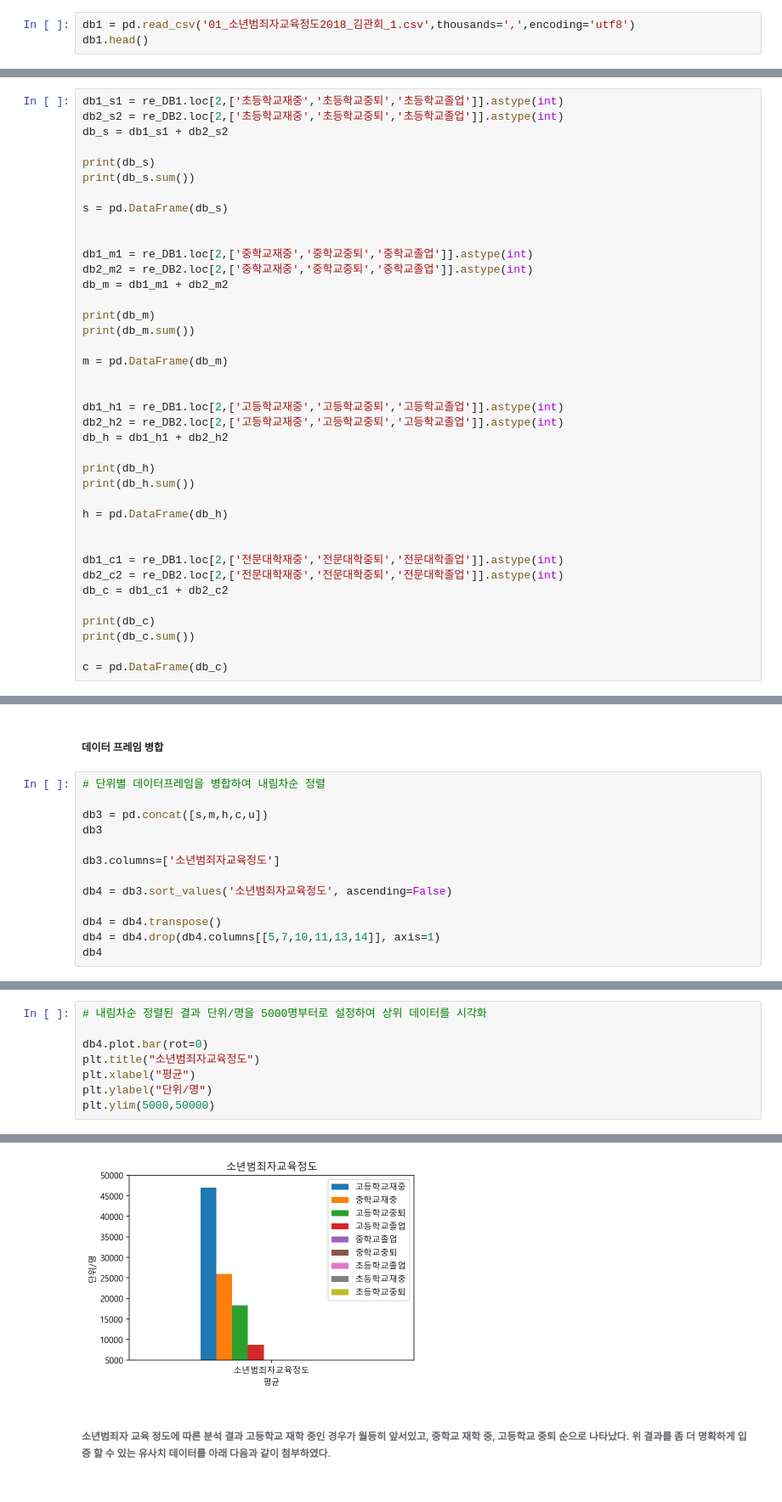
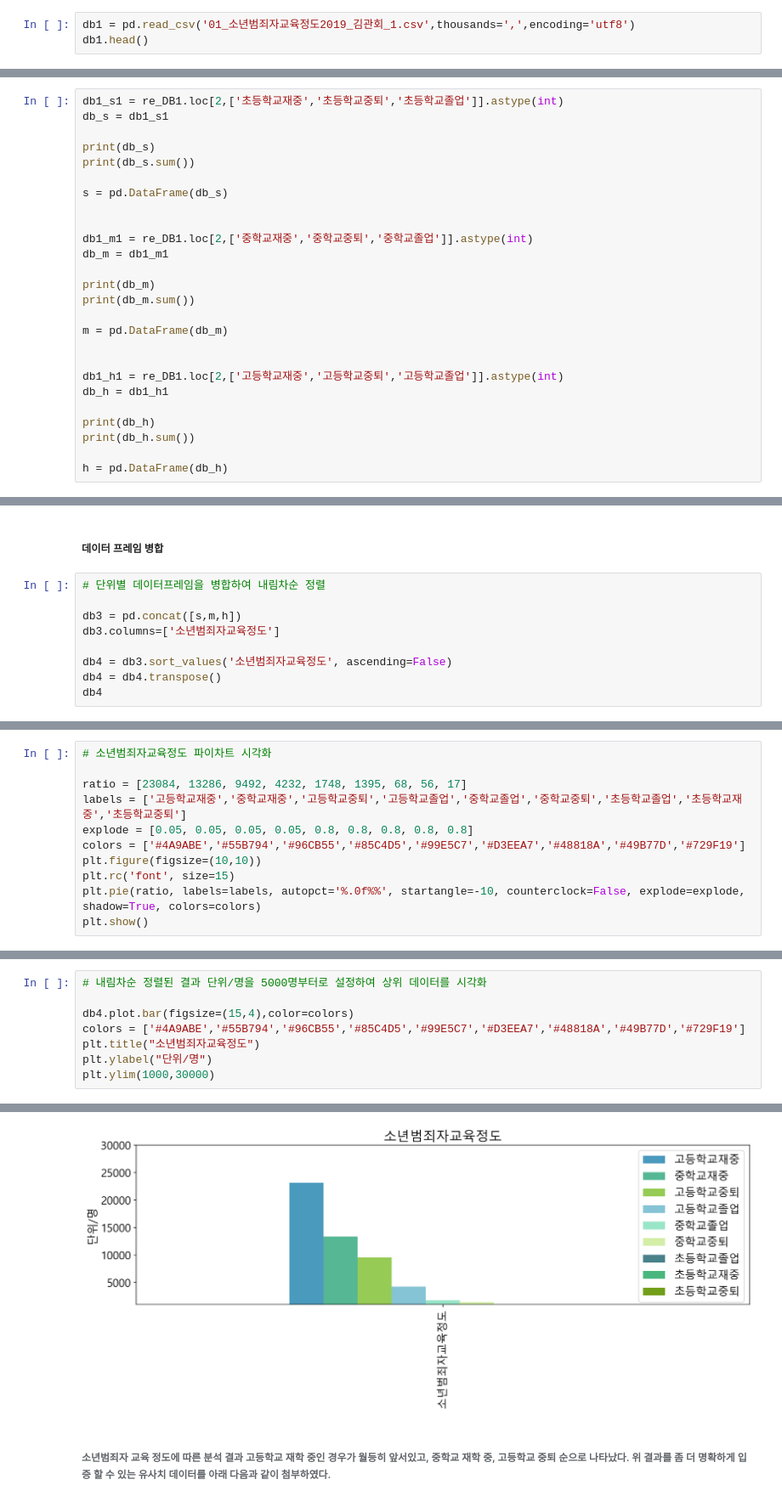
Before and after one commit to hkim11656/crime_analysis, a Jupyter notebook: 01_범죄유형별소년범죄자교육정도_김관회.ipynb, the cells around one changed output, grey strips where cells are left out. Shown at 85% size. Cells and saved outputs as stored; diff of their text form.

```diff
--- a/01_범죄유형별소년범죄자교육정도_김관회.ipynb
+++ b/01_범죄유형별소년범죄자교육정도_김관회.ipynb
@@ -18,6 +18,6 @@ matplotlib.rc('font',family='Malgun Gothic')
 set_matplotlib_formats('retina')
 matplotlib.rc('axes', unicode_minus=False)
 # %%
-db1 = pd.read_csv('01_소년범죄자교육정도2018_김관회_1.csv',thousands=',',encoding='utf8')
+db1 = pd.read_csv('01_소년범죄자교육정도2019_김관회_1.csv',thousands=',',encoding='utf8')
 db1.head()
 # %% [output]
@@ -69,8 +46,7 @@ re_DB2.head()
 ##### 데이터 병합
 # %%
 db1_s1 = re_DB1.loc[2,['초등학교재중','초등학교중퇴','초등학교졸업']].astype(int)
-db2_s2 = re_DB2.loc[2,['초등학교재중','초등학교중퇴','초등학교졸업']].astype(int)
-db_s = db1_s1 + db2_s2
+db_s = db1_s1
 
 print(db_s)
 print(db_s.sum())
@@ -79,8 +55,7 @@ s = pd.DataFrame(db_s)
 
 
 db1_m1 = re_DB1.loc[2,['중학교재중','중학교중퇴','중학교졸업']].astype(int)
-db2_m2 = re_DB2.loc[2,['중학교재중','중학교중퇴','중학교졸업']].astype(int)
-db_m = db1_m1 + db2_m2
+db_m = db1_m1
 
 print(db_m)
 print(db_m.sum())
@@ -89,21 +64,10 @@ m = pd.DataFrame(db_m)
 
 
 db1_h1 = re_DB1.loc[2,['고등학교재중','고등학교중퇴','고등학교졸업']].astype(int)
-db2_h2 = re_DB2.loc[2,['고등학교재중','고등학교중퇴','고등학교졸업']].astype(int)
-db_h = db1_h1 + db2_h2
+db_h = db1_h1
 
 print(db_h)
 print(db_h.sum())
 
 h = pd.DataFrame(db_h)
-
-
-db1_c1 = re_DB1.loc[2,['전문대학재중','전문대학중퇴','전문대학졸업']].astype(int)
-db2_c2 = re_DB2.loc[2,['전문대학재중','전문대학중퇴','전문대학졸업']].astype(int)
-db_c = db1_c1 + db2_c2
-
-print(db_c)
-print(db_c.sum())
-
-c = pd.DataFrame(db_c)
 # %% [output]
@@ -155,15 +91,11 @@ Name: 2, dtype: int32
 # %%
 # 단위별 데이터프레임을 병합하여 내림차순 정렬
 
-db3 = pd.concat([s,m,h,c,u])
-db3
-
+db3 = pd.concat([s,m,h])
 db3.columns=['소년범죄자교육정도']
 
 db4 = db3.sort_values('소년범죄자교육정도', ascending=False)
-
 db4 = db4.transpose()
-db4 = db4.drop(db4.columns[[5,7,10,11,13,14]], axis=1)
 db4
 # %% [output]
 |  | 고등학교재중 | 중학교재중 | 고등학교중퇴 | 고등학교졸업 | 중학교졸업 | 중학교중퇴 | 초등학교졸업 | 초등학교재중 | 초등학교중퇴 |
@@ -170,0 +103,11 @@ db4
+# %%
+# 소년범죄자교육정도 파이차트 시각화
+
+ratio = [23084, 13286, 9492, 4232, 1748, 1395, 68, 56, 17]
+labels = ['고등학교재중','중학교재중','고등학교중퇴','고등학교졸업','중학교졸업','중학교중퇴','초등학교졸업','초등학교재중','초등학교중퇴']
+explode = [0.05, 0.05, 0.05, 0.05, 0.8, 0.8, 0.8, 0.8, 0.8]
+colors = ['#4A9ABE','#55B794','#96CB55','#85C4D5','#99E5C7','#D3EEA7','#48818A','#49B77D','#729F19']
+plt.figure(figsize=(10,10))
+plt.rc('font', size=15)
+plt.pie(ratio, labels=labels, autopct='%.0f%%', startangle=-10, counterclock=False, explode=explode, shadow=True, colors=colors)
+plt.show()
@@ -171,9 +116,9 @@ db4
 # %%
 # 내림차순 정렬된 결과 단위/명을 5000명부터로 설정하여 상위 데이터를 시각화
 
-db4.plot.bar(rot=0)
+db4.plot.bar(figsize=(15,4),color=colors)
+colors = ['#4A9ABE','#55B794','#96CB55','#85C4D5','#99E5C7','#D3EEA7','#48818A','#49B77D','#729F19']
 plt.title("소년범죄자교육정도")
-plt.xlabel("평균")
 plt.ylabel("단위/명")
-plt.ylim(5000,50000)
+plt.ylim(1000,30000)
 # %% [output]
@@ -181,4 +126,4 @@ plt.ylim(5000,50000)
-[figure, old version]
+[figure, new version]
 # %% [markdown]
 ###### 소년범죄자 교육 정도에 따른 분석 결과 고등학교 재학 중인 경우가 월등히 앞서있고, 중학교 재학 중, 고등학교 중퇴 순으로 나타났다. 위 결과를 좀 더 명확하게 입증 할 수 있는 유사치 데이터를 아래 다음과 같이 첨부하였다.
 # %%
```
Also changed, not shown: parts of 36 cells of this notebook, 2 other files.
